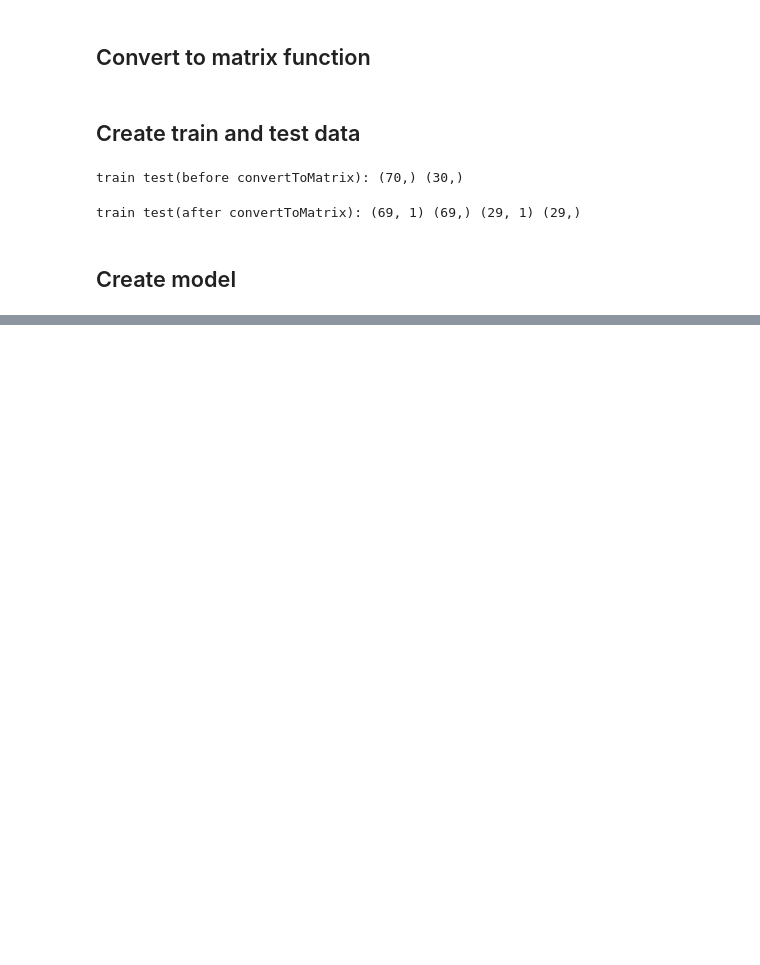
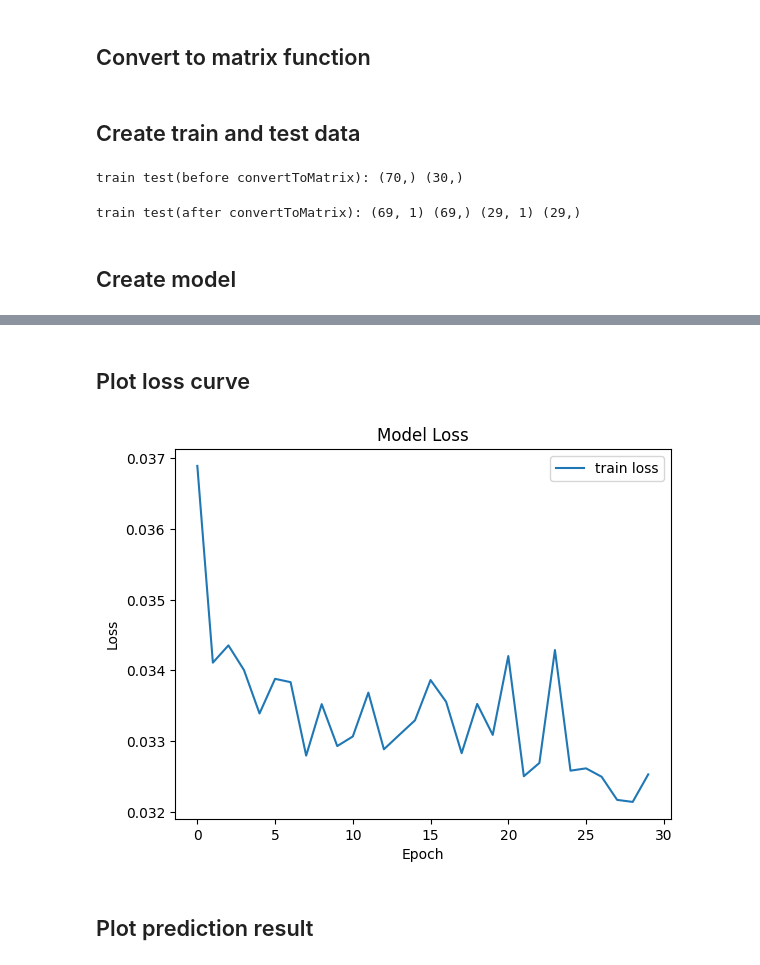
Before and after one commit to noodleincup/tensorflow, a Jupyter notebook: 15_1_Workshop.ipynb, the cells around one changed output, grey strips where cells are left out. Drawn from its saved outputs; the diff is of its cells as text; code cells hidden in the pictures; blank space fills up the shorter version.

```diff
--- a/15_1_Workshop.ipynb
+++ b/15_1_Workshop.ipynb
@@ -138,7 +138,7 @@ train test(after convertToMatrix): (69, 1) (69,) (29, 1) (29,)
 ## Create model
 # %%
 model = Sequential(name='rnn_model')
-model.add(SimpleRNN(units=3, input_shape=(step, 1), activation="relu", name='rnn_1'))
+model.add(SimpleRNN(units=32, input_shape=(step, 1), activation="relu", name='rnn_1'))
 model.add(Dense(1, name='dense_1'))
 model.summary()
 # %% [output]
@@ -157,0 +160,3 @@ _________________________________________________________________
+# %%
+history = model.compile(optimizer='adam', loss='mse')
+history = model.fit(X_train, y_train, epochs=30, batch_size=1, verbose=1)
@@ -157,0 +181,13 @@ _________________________________________________________________
+# %% [markdown]
+## Plot loss curve
+# %%
+plt.plot(history.history['loss'], label='train loss')
+plt.title('Model Loss')
+plt.xlabel('Epoch')
+plt.ylabel('Loss')
+plt.legend()
+plt.show()
+# %% [output]
+[figure, added]
+# %% [markdown]
+## Plot prediction result
```
Also changed, not shown: parts of 8 cells of this notebook.
